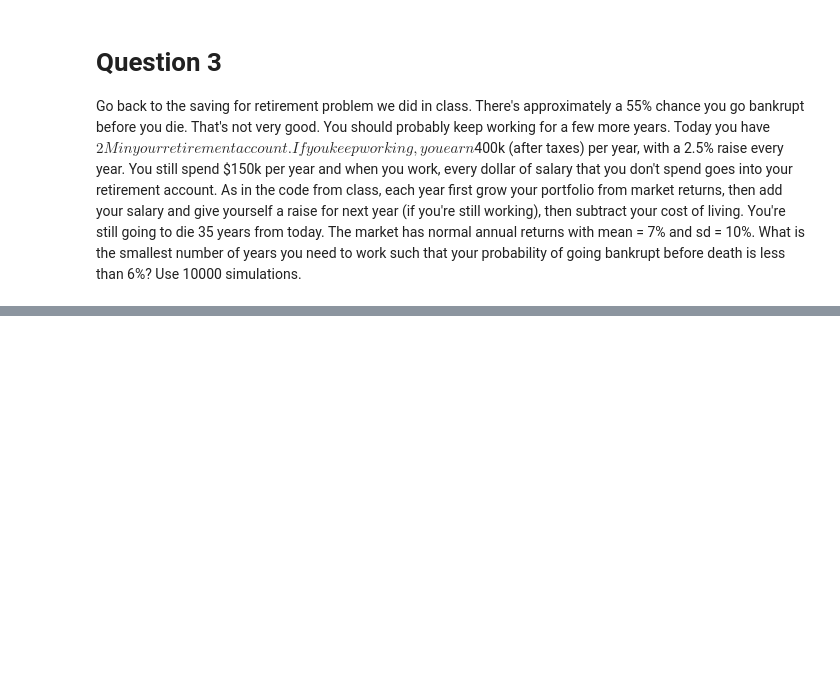
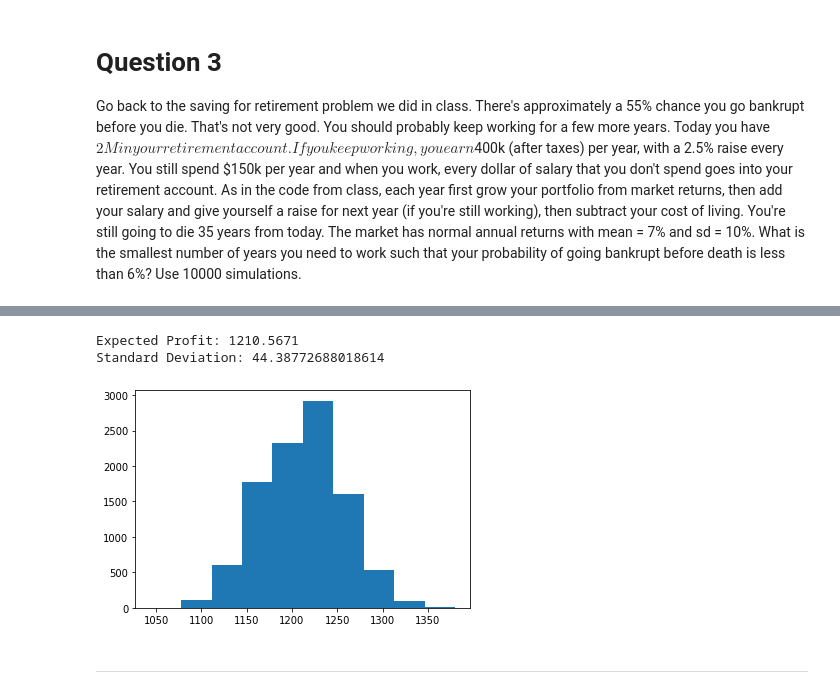
Before and after one commit to rohitashwachaks/advanced_optimisation, a Jupyter notebook: Assignments/HW2/HW2.ipynb, the cells around one changed output, grey strips where cells are left out. Cells and saved outputs as stored; diff of their text form; code cells hidden in the pictures; blank space fills up the shorter version.

```diff
--- a/Assignments/HW2/HW2.ipynb
+++ b/Assignments/HW2/HW2.ipynb
@@ -192,3 +206,8 @@ Solve the multi-product newsvendor problem.
 
 
 How much profits do you expect to make tomorrow?  Round to the nearest cent.
+# %%
+demand = pd.read_csv('hw2_demand.csv')
+cost = pd.Series([0.5, 0.5, 0.25, 0.75, 0.25], index= demand.columns)
+sale = pd.Series([1.25, 1.20, 0.50, 1.50, 0.60], index= demand.columns)
+demand.head()
@@ -194,0 +228,23 @@ How much profits do you expect to make tomorrow?  Round to the nearest cent.
+# %%
+days = demand.shape[0]
+profit = np.zeros(5 + days)
+profit[5:] = 1/days # Expected profit is the average of all historic profits
+variables = profit.shape[0]
+constraints = 2*days
+
+A = np.zeros((constraints, variables))
+b = np.zeros(constraints)
+sense = ["<"]*constraints
+
+for i in range(days):
+    # h + cq ≤ pDi
+    A[2*i,[x for x in range(5)]+[5+i]] = cost.to_list()+[1]
+    b[2*i] = np.dot(demand.iloc[i], sale)
+
+    # h - (p-c)q ≤ 0 == h + (c-p)q ≤ 0
+    A[(2*i)+1,[x for x in range(5)]+[5+i]] = (cost - sale).to_list()+[1]
+    b[(2*i)+1] = 0
+
+sense = np.array(sense)
+lb = np.zeros(variables)
+lb[1:] = -np.inf # daily profits can be -ve but quantity can not be
@@ -200,3 +337,25 @@ Go back to the saving for retirement problem we did in class.  There's approxima
 # Question 4
 
 You manufacture microprocessors.  There are 2 lines of chips: high performance and low performance.  Your manufacturing processes are not perfect though, there are quality issues in your production. There are 2 manufacturing processes you can perform.  One process produces chips where the performance is a normal random variable with mean = 10 and sd = 3, and it costs $10 to manufacture chips using this process.  The other manufacturing process produces chips where the performance is a normal random variable with mean = 5 and sd = 2, and it costs $5 to manufacture chips using this process.  Any chip that has a performance less than 7 must be sold as a low performance chip, and any chip that has a performance above 7 can be sold as a high performance chip.  Low performance chips sell for $8 and high performance chips sell for $15.  There is currently a global chip shortage, so any chip you manufacture will sell immediately.  If you produce 100 chips using the first process and 200 chips using the second process, what is the standard deviation of your profit?  Use 10000 simulations to answer this question.
+# %%
+simulation_count = 10000
+profits = np.array([0]*simulation_count)
+
+for i in tqdm(range(simulation_count)):
+    process1 = normal(10, 3, 100) # Producing 100 chips using process 1 Normal(mean = 10, sd = 3)
+    process2 = normal(5, 2, 200) # Producing 200 chips using process 2 Normal(mean = 5, sd = 2)
+    cost_price = np.sum(10*process1.shape[0]) + np.sum(5*process2.shape[0])
+
+    products = np.append(process1, process2)
+    # < 7 is low performance. Low sells for $8; high for $15
+    sale_price = np.sum(np.where(products < 7, 8, 15))
+    profits[i] = sale_price - cost_price
+# %%
+plt.hist(profits)
+print(f'Expected Profit: {np.mean(profits)}\nStandard Deviation: {np.std(profits)}')
+# %% [output]
+Expected Profit: 1210.5671
+Standard Deviation: 44.38772688018614
+[figure, added]
+# %% [markdown]
+***
```
Also changed, not shown: parts of 10 cells of this notebook, 2 other files.
